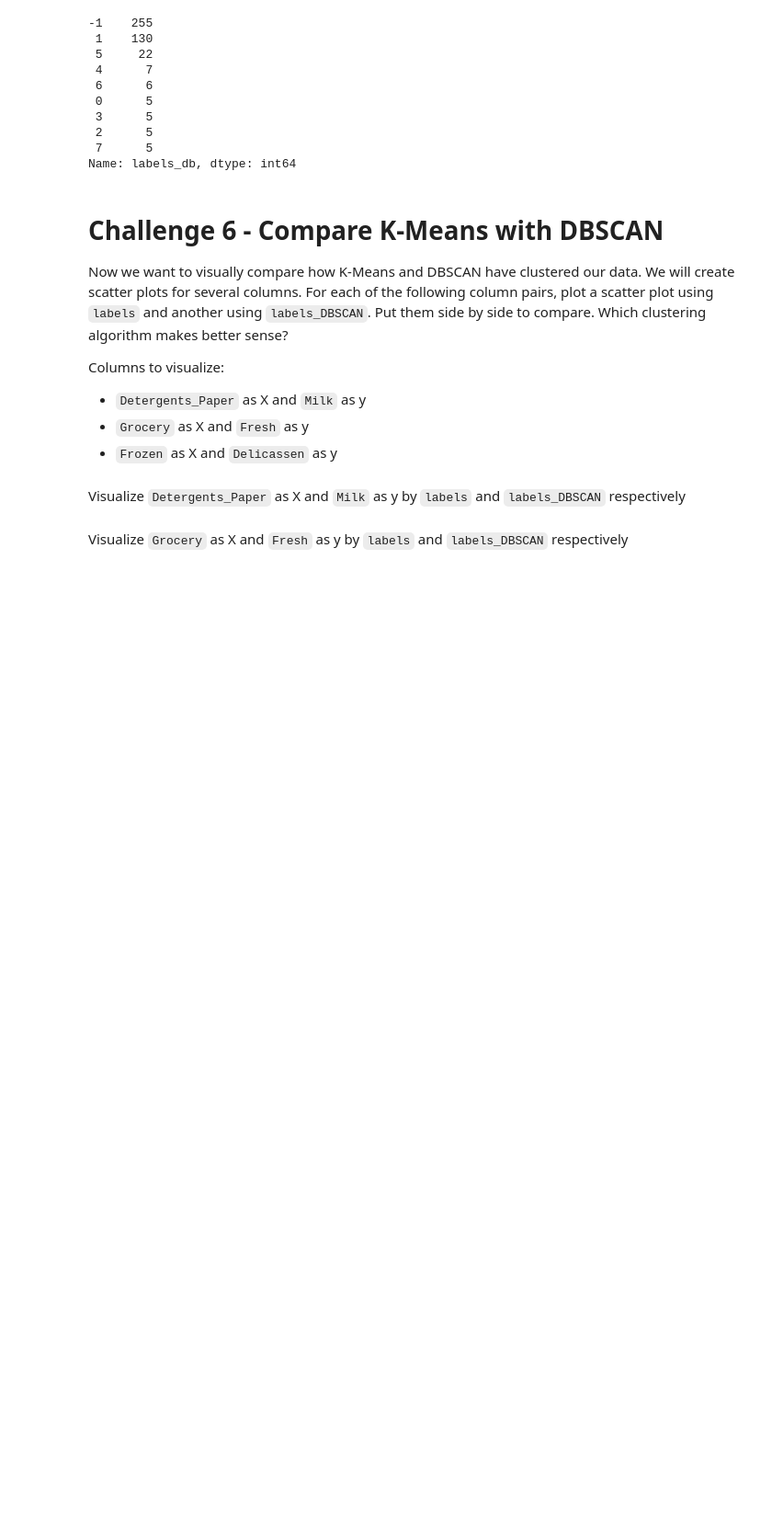
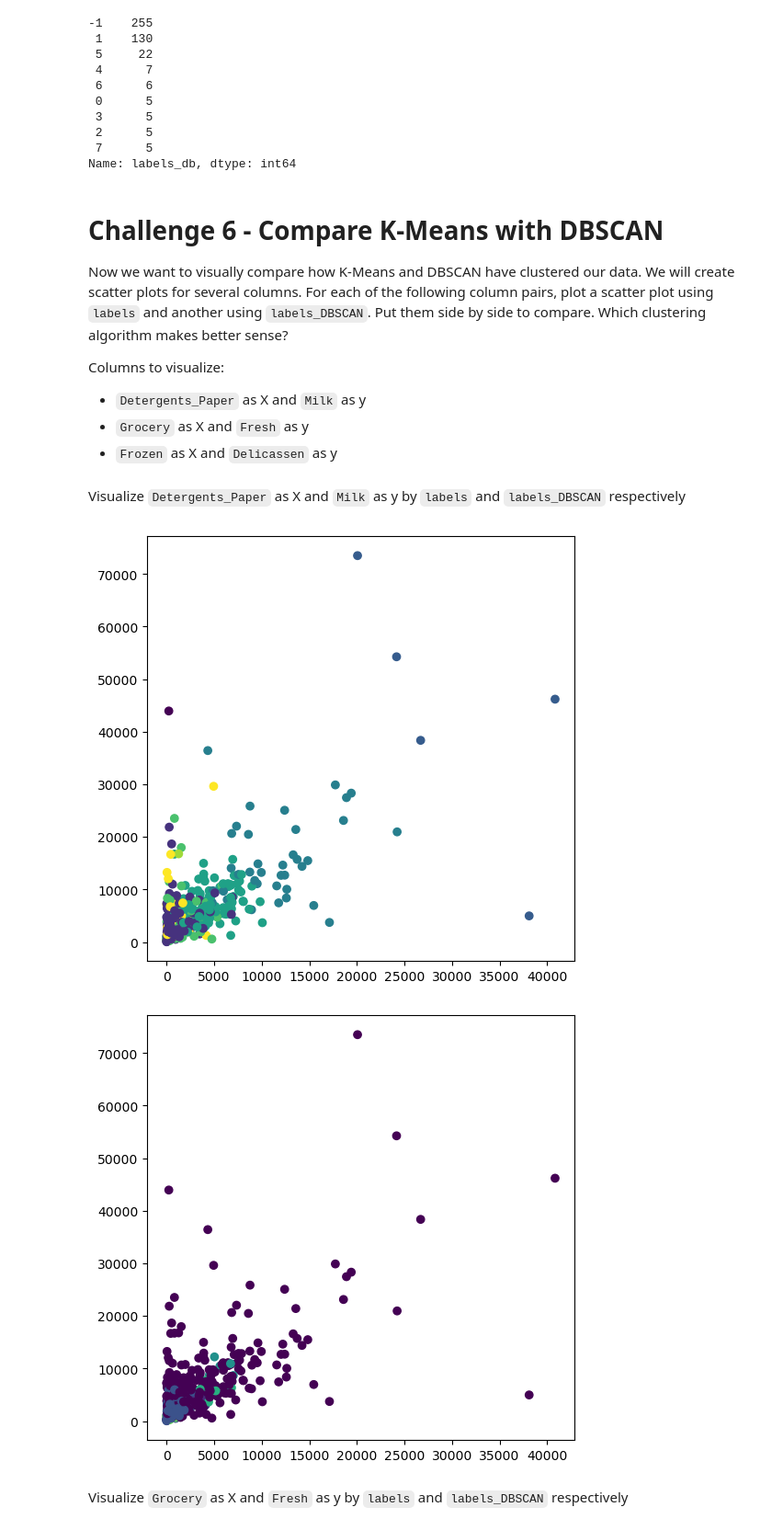
Before and after one commit to Ironhack-Data-Madrid-Octubre-2023/7.4-lab_unsupervised_learning, a Jupyter notebook: your-code/main.ipynb, the cells around one changed output. Shown: that part at 92% size. Cells and saved outputs as stored; diff of their text form; code cells hidden in the pictures; blank space fills up the shorter version.

```diff
--- a/your-code/main.ipynb
+++ b/your-code/main.ipynb
@@ -252,2 +248,15 @@ Visualize `Detergents_Paper` as X and `Milk` as y by `labels` and `labels_DBSCAN
+# %%
+# Your code here:
+# hacemos la variable X con Detergents_Paper de labels
+
+plt.figure(figsize=(6,6))
+
+plt.scatter(customers.Detergents_Paper, customers.Milk, c=customers.labels, cmap='viridis');
+
+plt.figure(figsize=(6,6))
+plt.scatter(customers.Detergents_Paper, customers.Milk, c=customers.labels_db, cmap='viridis');
+# %% [output]
+[figure, added]
+[figure, added]
 # %% [markdown]
 Visualize `Grocery` as X and `Fresh` as y by `labels` and `labels_DBSCAN` respectively
```
Also changed, not shown: parts of 10 cells of this notebook.
